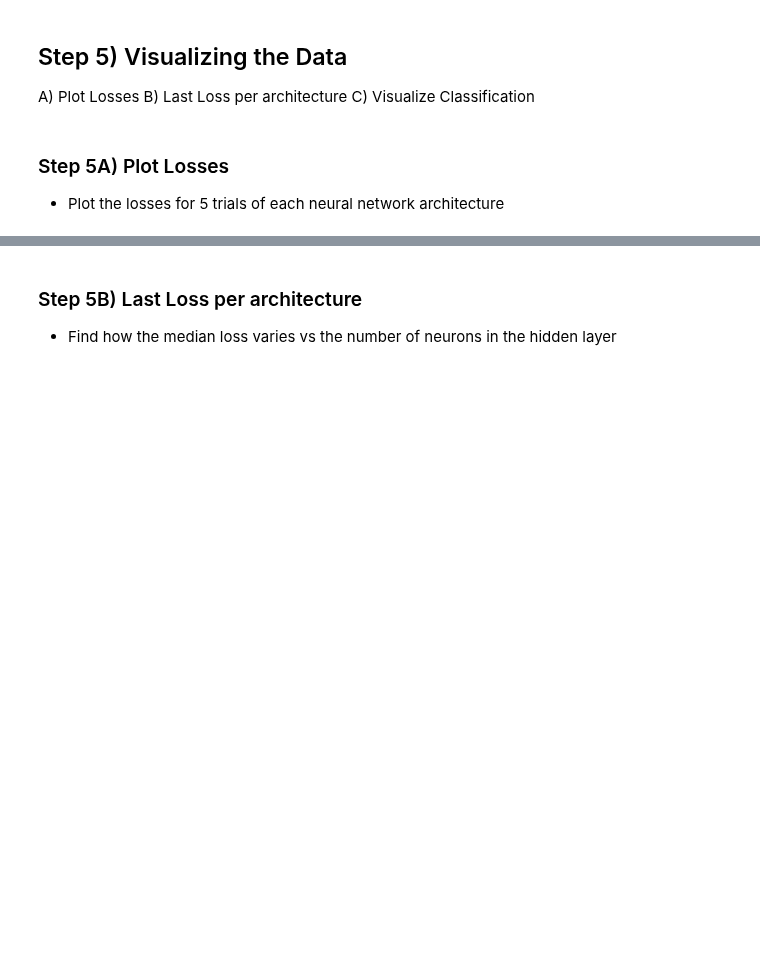
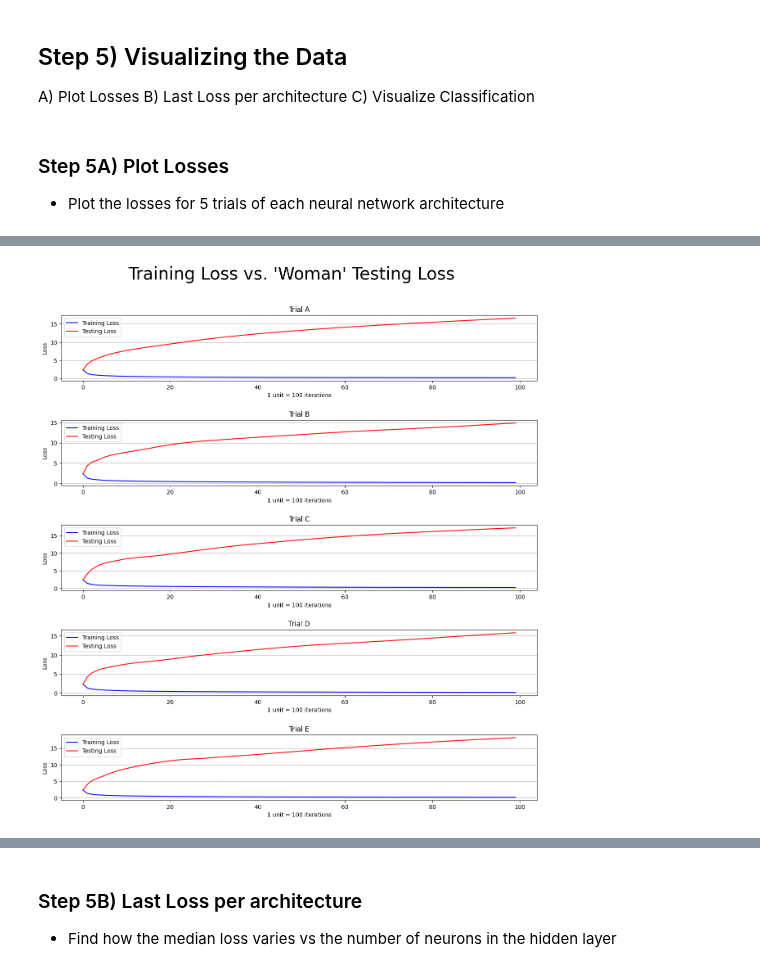
Before and after one commit to Ky-Ng/Vowel-Detection-NN, a Jupyter notebook: Main_Scripts/Vowel_Benchmark_Training.ipynb, the cells around one changed output, grey strips where cells are left out. Saved outputs shown, nothing was run; the diff lists cells and outputs as text; code cells hidden in the pictures; blank space fills up the shorter version.

```diff
--- a/Main_Scripts/Vowel_Benchmark_Training.ipynb
+++ b/Main_Scripts/Vowel_Benchmark_Training.ipynb
@@ -430,3 +426,14 @@ No artists with labels found to put in legend.  Note that artists whose label st
+# %%
+plot_all(
+    train_history= training_loss_histories[10],
+    test_history=test_loss_histories["woman"][10],
+    y_label= "Loss",
+    num_trials=NUM_TRIALS,
+    unit=unit,
+    main_title="Training Loss vs. 'Woman' Testing Loss"
+)
+# %% [output]
+[figure, added]
 # %%
 plot_all(
     train_history= training_acc_histories[10],
```
Also changed, not shown: parts of 5 cells of this notebook.
